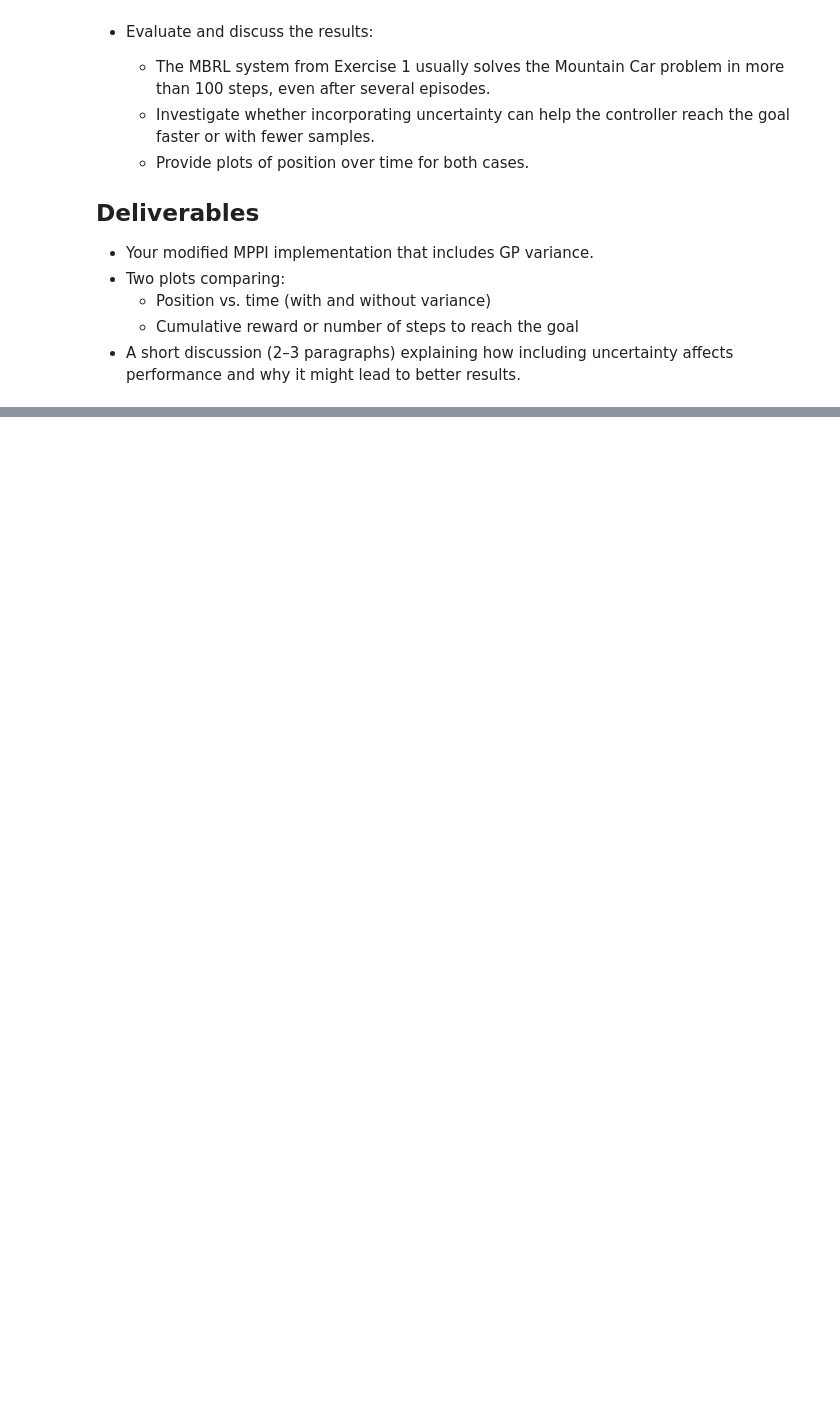
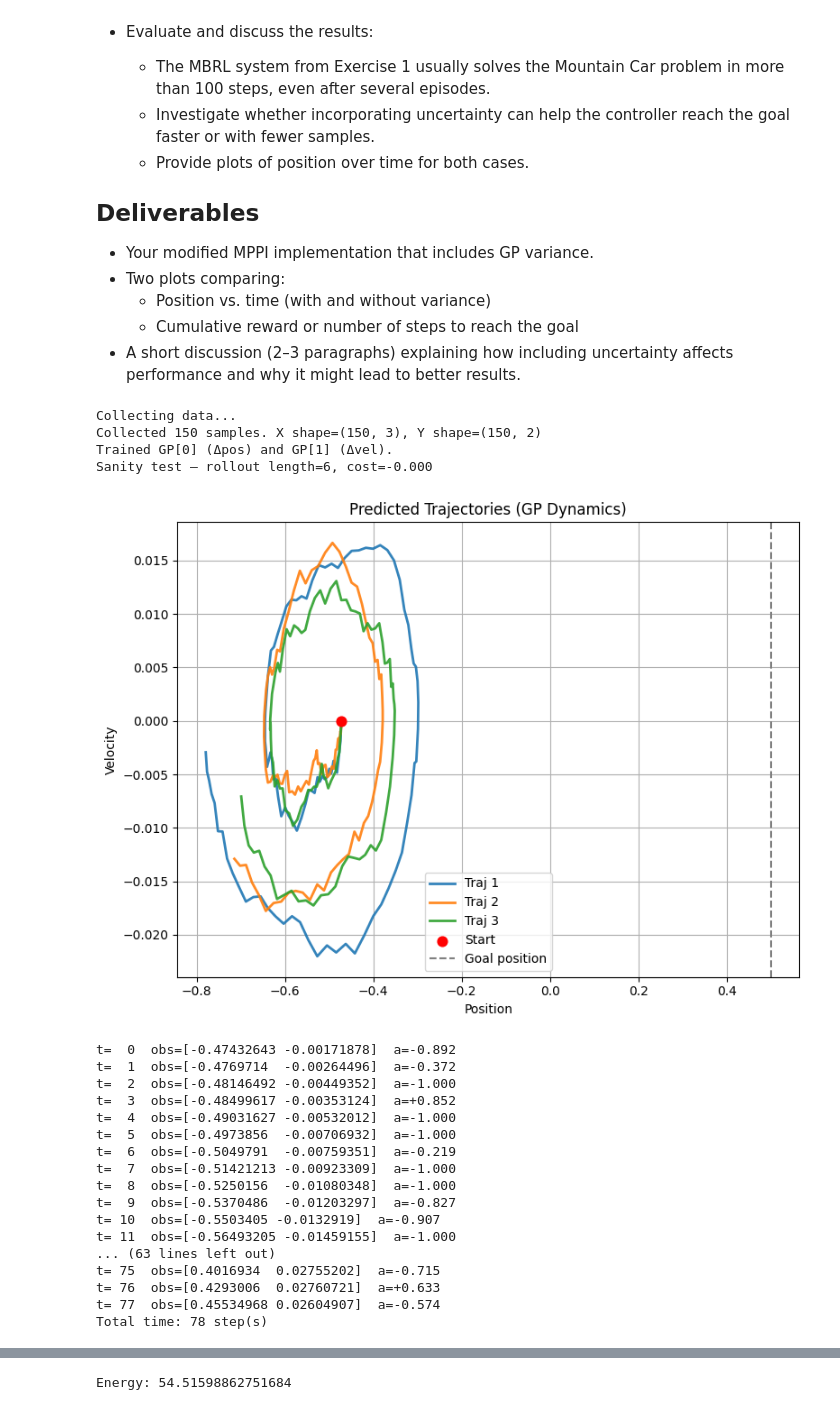
Before and after one commit to dingyida/reinforce-learning, a Jupyter notebook: lab11_MBRL.ipynb, the cells around one changed output, grey strips where cells are left out. Cells and saved outputs as stored; diff of their text form; code cells hidden in the pictures; blank space fills up the shorter version.

```diff
--- a/lab11_MBRL.ipynb
+++ b/lab11_MBRL.ipynb
@@ -1105,7 +1167,7 @@ def cost_fn(state, a, d_var=None, goal=0.5, w=None):
     x, v = state
     # task costs
     pos_cost = (x - goal) ** 2
-    vel_cost = v ** 2
+    vel_cost = - v ** 2
     act_cost = float(a) ** 2
 
     # uncertainty penalty (risk-sensitive term)
@@ -1113,7 +1175,7 @@ def cost_fn(state, a, d_var=None, goal=0.5, w=None):
     if d_var is not None:
         var_cost = w["var_pos"] * float(d_var[0]) + w["var_vel"] * float(d_var[1])
 
-    return w["pos"] * pos_cost + w["vel"] * vel_cost + w["act"] * act_cost + w["beta"] * var_cost
+    return   100*w["vel"] * vel_cost  + w["beta"] * var_cost
 
 # ============================================================
 # 5) Rollouts and MPPI
@@ -1272,30 +1334,53 @@ if __name__ == "__main__":
     # MPPI closed-loop control with learned dynamics
     # Increase beta_var (e.g., 0.1~0.5) to make the controller more risk-averse.
     mppi = MPPIController(
         gps=gps,
         H=100,
         N_seq=60,
         λ=0.10,
         σ=0.7,
         beta_var=0.2,            # risk sensitivity knob
         include_obs_noise=False, # epistemic-only penalty
         w_cost=None              # or pass a custom dict of weights
     )
 
     obs, _ = env.reset(seed=SEED)
     traj_exec = []
     for t in range(150):
         a = mppi.action(obs, plot=(t == 0), plot_best=3)  # plot only at first step (optional)
         traj_exec.append([obs.copy(), a])
 
         obs, r, term, trunc, _ = env.step([a])  # env step for evaluation/logging
         if (t % 1) == 0:
             print(f"t={t:3d}  obs={obs}  a={a:+.3f}")
         if term or trunc:
             break
 
     print(f"Total time: {t+1} step(s)")
     plot_trajectory(traj_exec)
 
     # Energy proxy
     print("Energy:", sum(a**2 for s, a in traj_exec))
+# %% [output]
+Collecting data...
+Collected 150 samples. X shape=(150, 3), Y shape=(150, 2)
+Trained GP[0] (Δpos) and GP[1] (Δvel).
+Sanity test — rollout length=6, cost=-0.000
+[figure, added]
+t=  0  obs=[-0.47432643 -0.00171878]  a=-0.892
+t=  1  obs=[-0.4769714  -0.00264496]  a=-0.372
+t=  2  obs=[-0.48146492 -0.00449352]  a=-1.000
+t=  3  obs=[-0.48499617 -0.00353124]  a=+0.852
+t=  4  obs=[-0.49031627 -0.00532012]  a=-1.000
+t=  5  obs=[-0.4973856  -0.00706932]  a=-1.000
+t=  6  obs=[-0.5049791  -0.00759351]  a=-0.219
+t=  7  obs=[-0.51421213 -0.00923309]  a=-1.000
+t=  8  obs=[-0.5250156  -0.01080348]  a=-1.000
+t=  9  obs=[-0.5370486  -0.01203297]  a=-0.827
+t= 10  obs=[-0.5503405 -0.0132919]  a=-0.907
+t= 11  obs=[-0.56493205 -0.01459155]  a=-1.000
+... (63 lines left out)
+t= 75  obs=[0.4016934  0.02755202]  a=-0.715
+t= 76  obs=[0.4293006  0.02760721]  a=+0.633
+t= 77  obs=[0.45534968 0.02604907]  a=-0.574
+Total time: 78 step(s)
@@ -1301,0 +1388 @@ if __name__ == "__main__":
+Energy: 54.51598862751684
```
Also changed, not shown: parts of 7 cells of this notebook.
